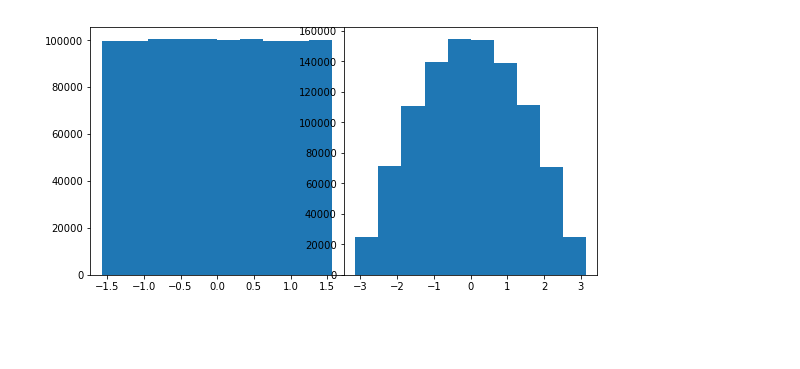
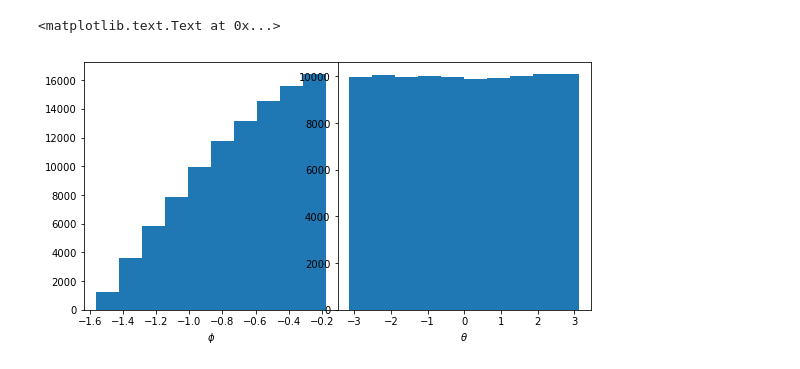
Before and after one commit to RobFirth/LSST_tools, a Jupyter notebook: utils/notebooks/generate_coordinates.ipynb, the cells around one changed output. Drawn from its saved outputs; the diff is of its cells as text; code cells hidden in the pictures; blank space fills up the shorter version.

```diff
--- a/utils/notebooks/generate_coordinates.ipynb
+++ b/utils/notebooks/generate_coordinates.ipynb
@@ -15,0 +28,23 @@ import numpy as np
+# %%
+# %%timeit # 100 loops, best of 3: 4.12 ms per loop
+# nruns = 10000000
+nruns = 100000
+
+"""With help from CFro"""
+low_ra = 0.
+high_ra = 360.
+
+low_dec = -90.
+high_dec = -10
+
+umin=np.radians(low_ra)/(2.*np.pi)
+umax=np.radians(high_ra)/(2.*np.pi)
+
+vmin=(np.cos(np.radians(90.+low_dec))+1.0)/2.
+vmax=(np.cos(np.radians(90.+high_dec))+1.0)/2.
+
+# pDec=np.random.uniform(vmin, vmax, size = nruns)
+# pRa=np.random.uniform(umin, umax, size = nruns)
+
+df = pd.DataFrame({"theta" : (2. * np.pi * (np.random.uniform(umin, umax, size = nruns) - 0.5)),
+                  "phi" : (np.arccos(2. * np.random.uniform(vmin, vmax, size = nruns) - 1.) - np.pi/2.)})
@@ -25,12 +84,16 @@ X, Y = np.meshgrid(xedges, yedges)
 # %%
 fig = plt.figure(figsize=[8, 4])
 fig.subplots_adjust(left = 0.09, bottom = 0.13, top = 0.99,
                     right = 0.97, hspace=0, wspace = 0)
 # ax = fig.add_subplot(111, projection="aitoff")
 ax1 = fig.add_subplot(121)
 ax2 = fig.add_subplot(122)
 
-hist_phi = ax1.hist(phi)
-hist_theta = ax2.hist(theta)
+hist_phi = ax1.hist(df["phi"])
+hist_theta = ax2.hist(df["theta"])
+
+ax1.set_xlabel(r"$\phi$")
+ax2.set_xlabel(r"$\theta$")
 # %% [output]
+<matplotlib.text.Text at 0x...>
-[figure, old version]
+[figure, new version]
```
Also changed, not shown: parts of 9 cells of this notebook, 1 other file.
